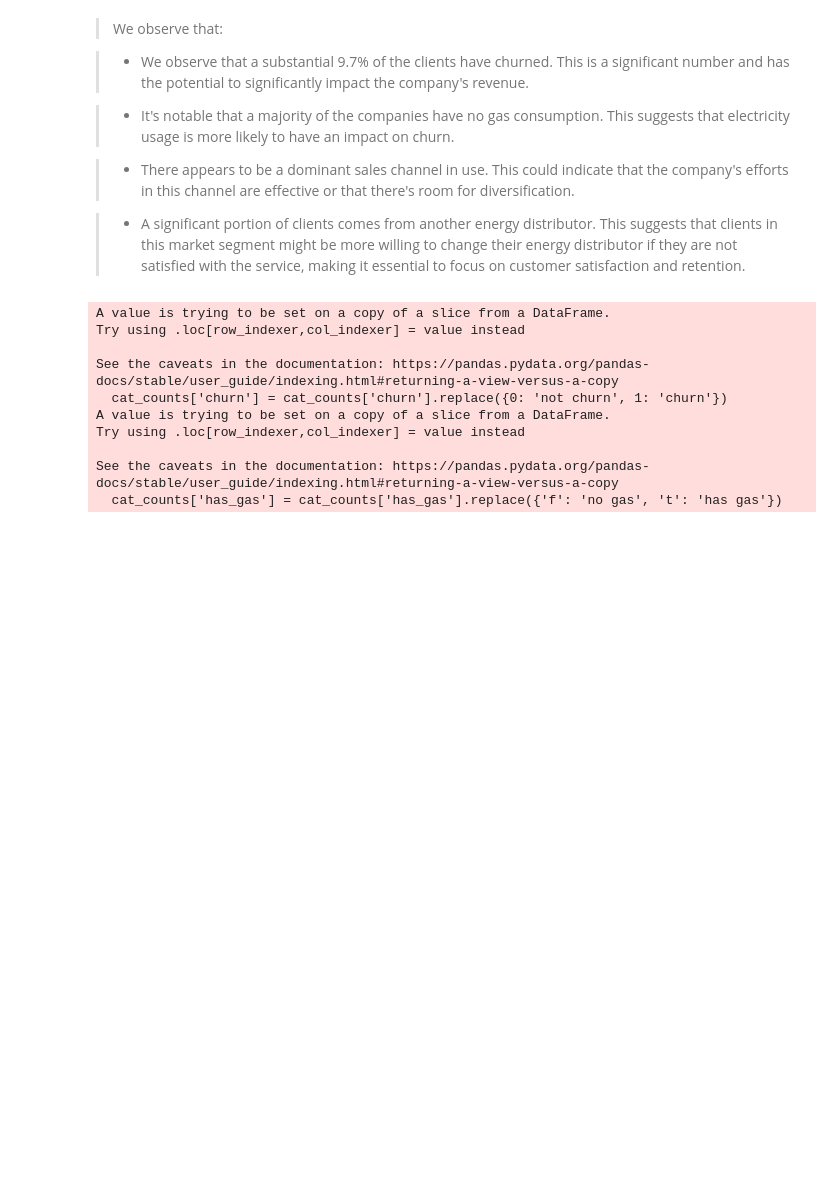
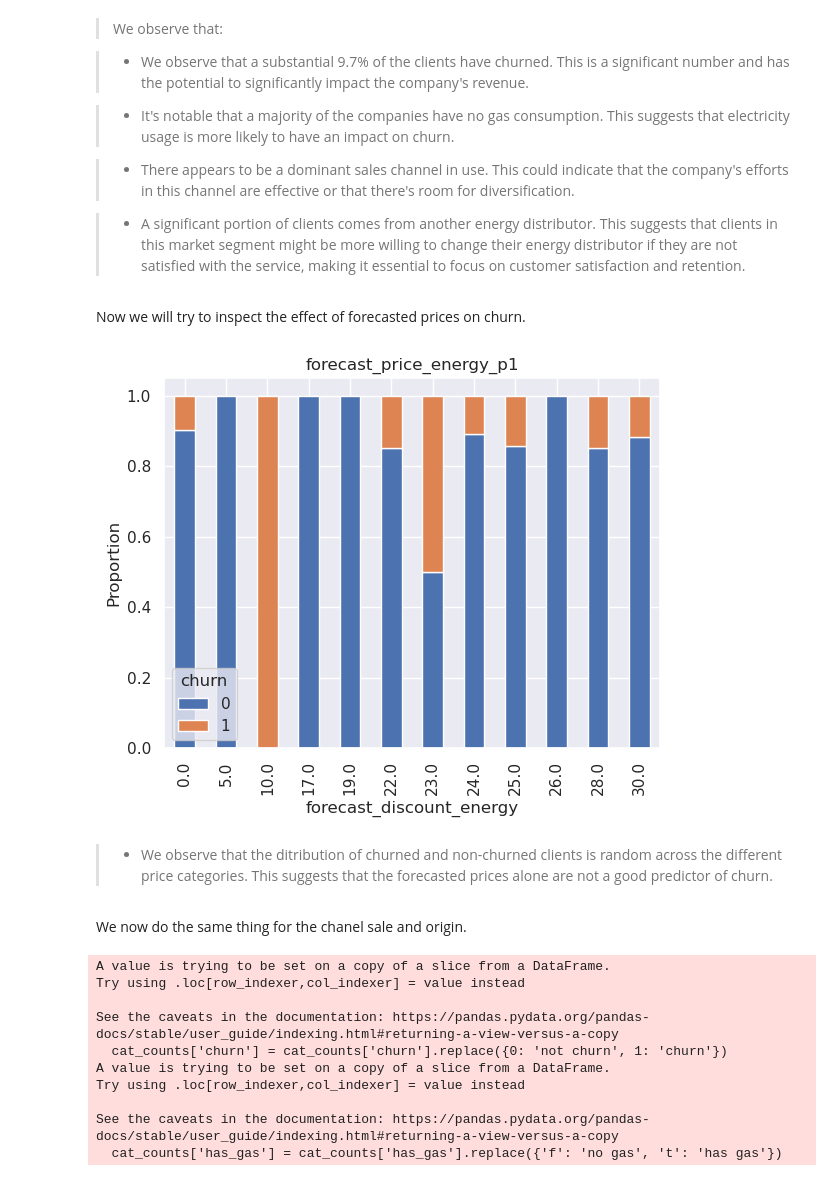
Before and after one commit to Killuamam/customer-churn, a Jupyter notebook: notebooks/eda_starter.ipynb, the cells around one changed output. Saved outputs shown, nothing was run; the diff lists cells and outputs as text; code cells hidden in the pictures; blank space fills up the shorter version.

```diff
--- a/notebooks/eda_starter.ipynb
+++ b/notebooks/eda_starter.ipynb
@@ -346,8 +222,14 @@ See the caveats in the documentation: https://pandas.pydata.org/pandas-docs/stab
 > - There appears to be a dominant sales channel in use. This could indicate that the company's efforts in this channel are effective or that there's room for diversification.
 
 > - A significant portion of clients comes from another energy distributor. This suggests that clients in this market segment might be more willing to change their energy distributor if they are not satisfied with the service, making it essential to focus on customer satisfaction and retention.
+# %% [markdown]
+Now we will try to inspect the effect of forecasted prices on churn.
 # %%
-def stack_proportional( df, column, ax, title):
+def stack_proportional(df, column, ax=None, title='none'):
+
+    if ax is None:
+
+        ax = plt.gca()
 
     cat_count = df.groupby([column, 'churn']).size().reset_index().pivot(columns='churn', index=column, values=0)
 
@@ -365,6 +247,14 @@ def stack_proportional( df, column, ax, title):
     ax.tick_params(axis='x', rotation=90)
 
     ax.tick_params(axis='y', rotation=0)
+# %%
+stack_proportional(client_df, 'forecast_discount_energy', ax=plt.gca(), title='forecast_price_energy_p1')
+# %% [output]
+[figure, added]
+# %% [markdown]
+> - We observe that the ditribution of churned and non-churned clients is random across the different price categories. This suggests that the forecasted prices alone are not a good predictor of churn.
+# %% [markdown]
+We now do the same thing for the chanel sale and origin.
 # %%
 # stack bar plot has gas and churn normalized
 
```
Also changed, not shown: parts of 94 cells of this notebook.
